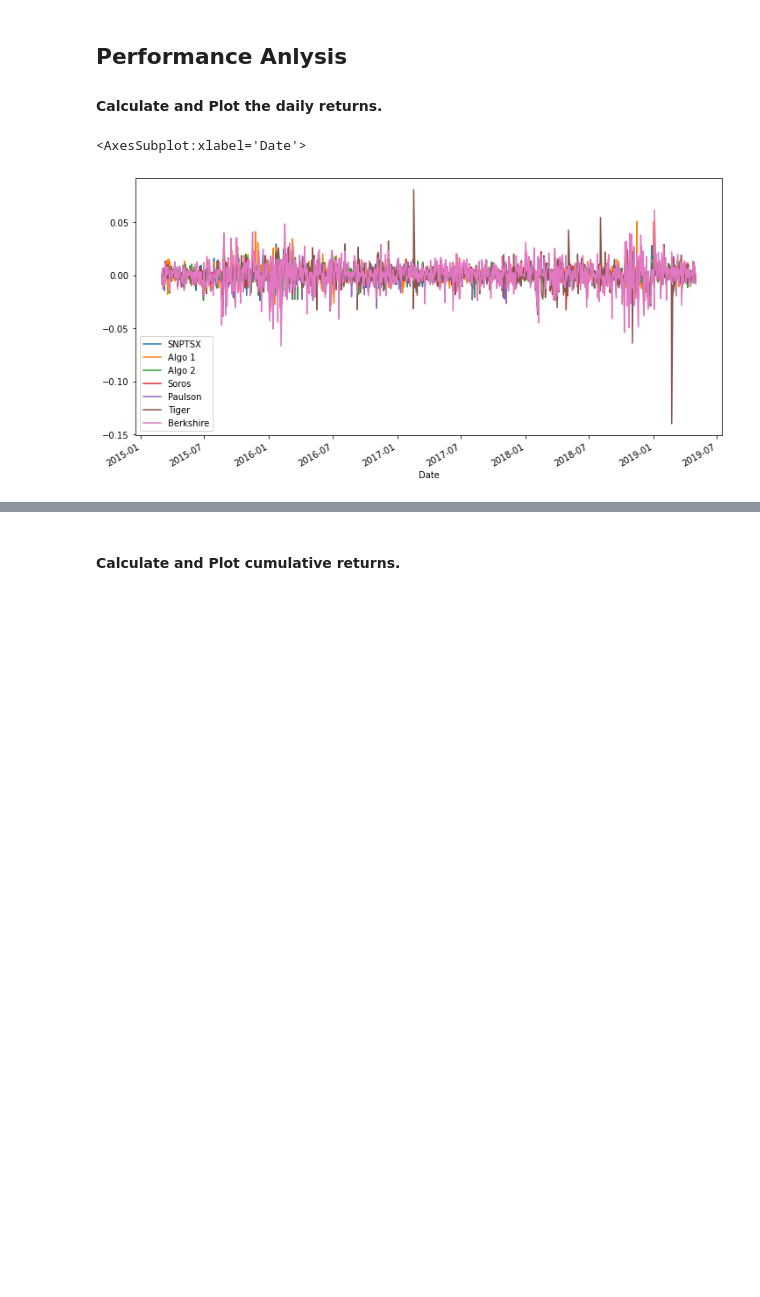
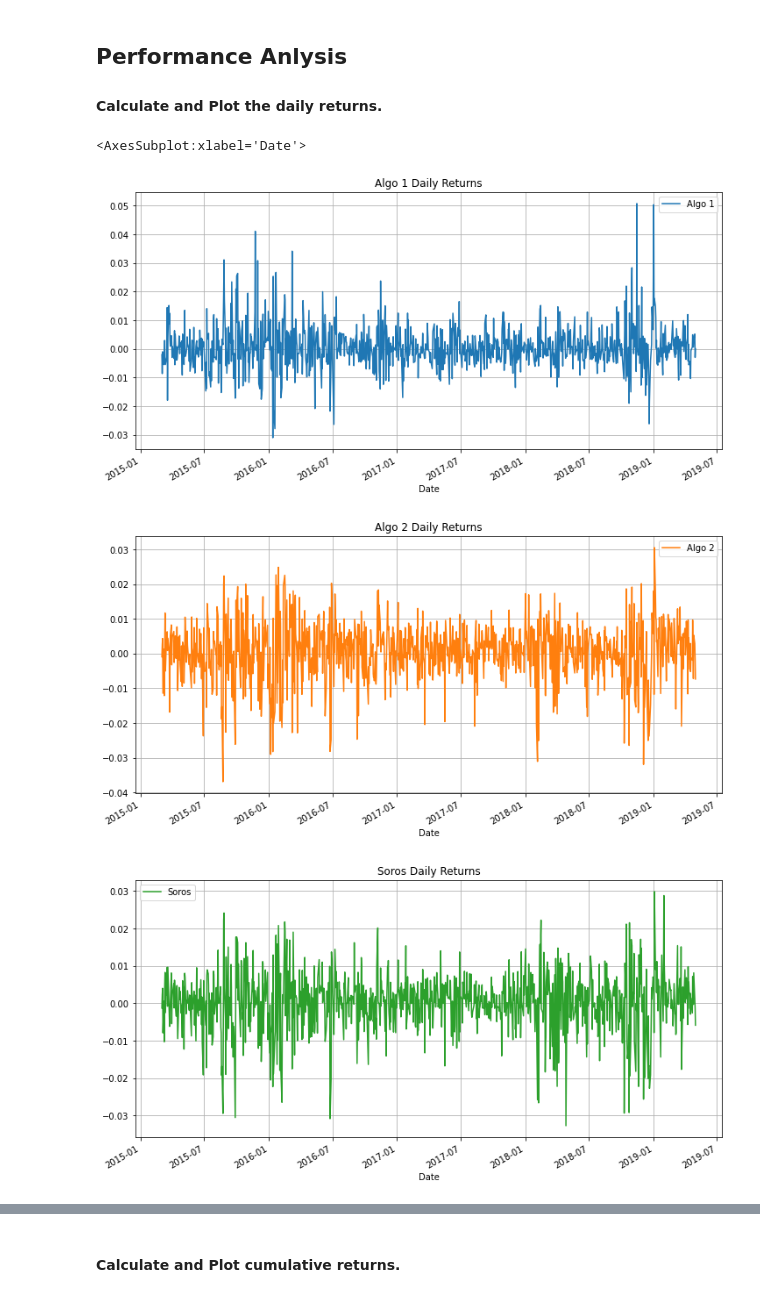
Before and after one commit to 2KAbhishek/whaleport, a Jupyter notebook: whaleport.ipynb, the cells around one changed output, grey strips where cells are left out. Cells and saved outputs as stored; diff of their text form; code cells hidden in the pictures; blank space fills up the shorter version.

Commit message:
Plot all individual returns

```diff
--- a/whaleport.ipynb
+++ b/whaleport.ipynb
@@ -132,7 +132,16 @@ In this section, you will calculate and visualize performance and risk metrics f
 #### Calculate and Plot the daily returns.
 # %%
 # Plot daily returns of all portfolios
-portfolio_df.plot(x='Date', y=['SNPTSX', 'Algo 1', 'Algo 2', 'Soros', 'Paulson', 'Tiger', 'Berkshire'], figsize=(12, 6))
+colors = ['#1f77b4', '#ff7f0e', '#2ca02c', '#d62728', '#9467bd', '#8c564b', '#e377c2']
+
+# Individual plots
+for col in portfolio_df.columns[1:]:
+    portfolio_df.plot(x='Date', y=col, figsize=(12, 6), title=f'{col} Daily Returns', grid=True, color=colors[portfolio_df.columns[1:].get_loc(col)], legend=True)
+
+# Combined plot
+portfolio_df.plot(x='Date', y=['Algo 1', 'Algo 2', 'Soros', 'Paulson', 'Tiger', 'Berkshire', 'SNPTSX'], figsize=(18,6), grid=True, color=colors, legend=True)
 # %% [output]
 <AxesSubplot:xlabel='Date'>
-[figure, old version]
+[figure, new version]
+[figure, added]
+[figure, added]
```
Also changed, not shown: parts of 1 cell of this notebook.
